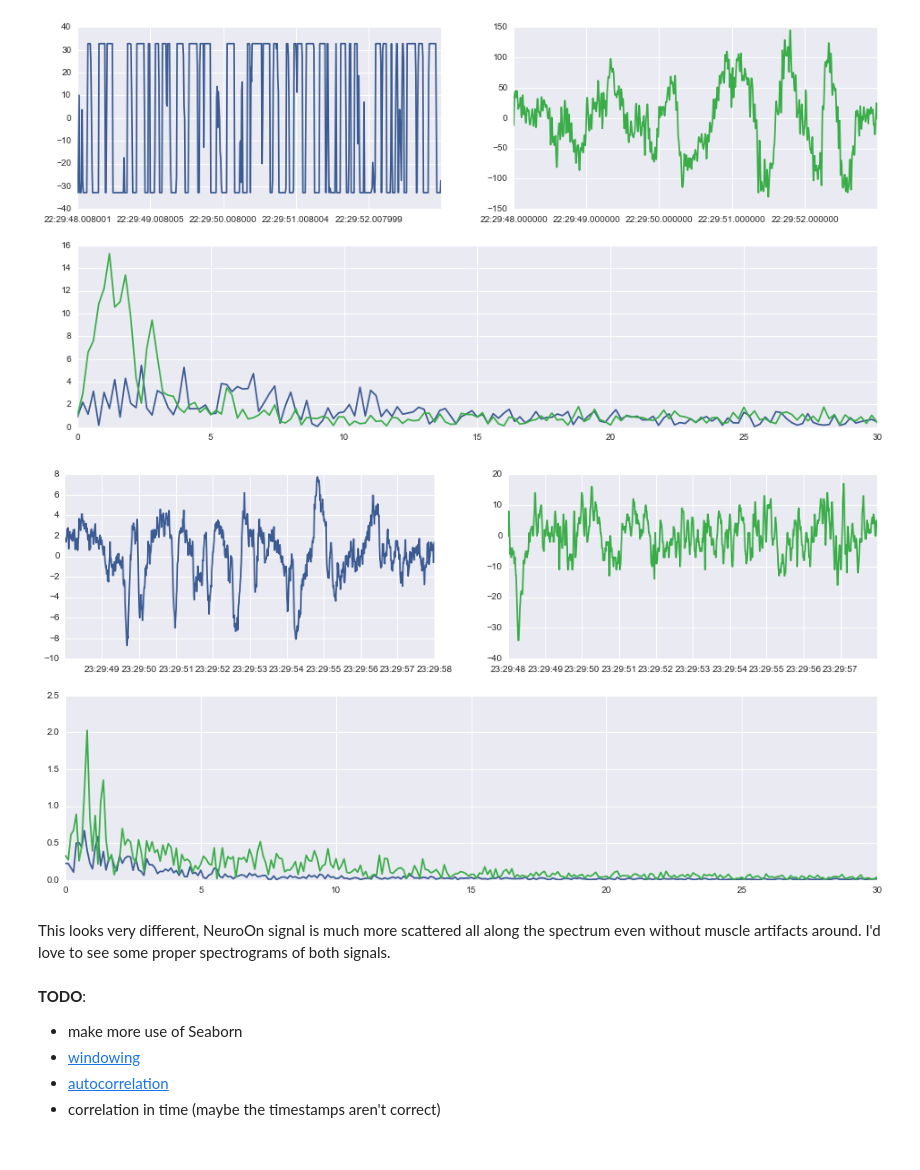
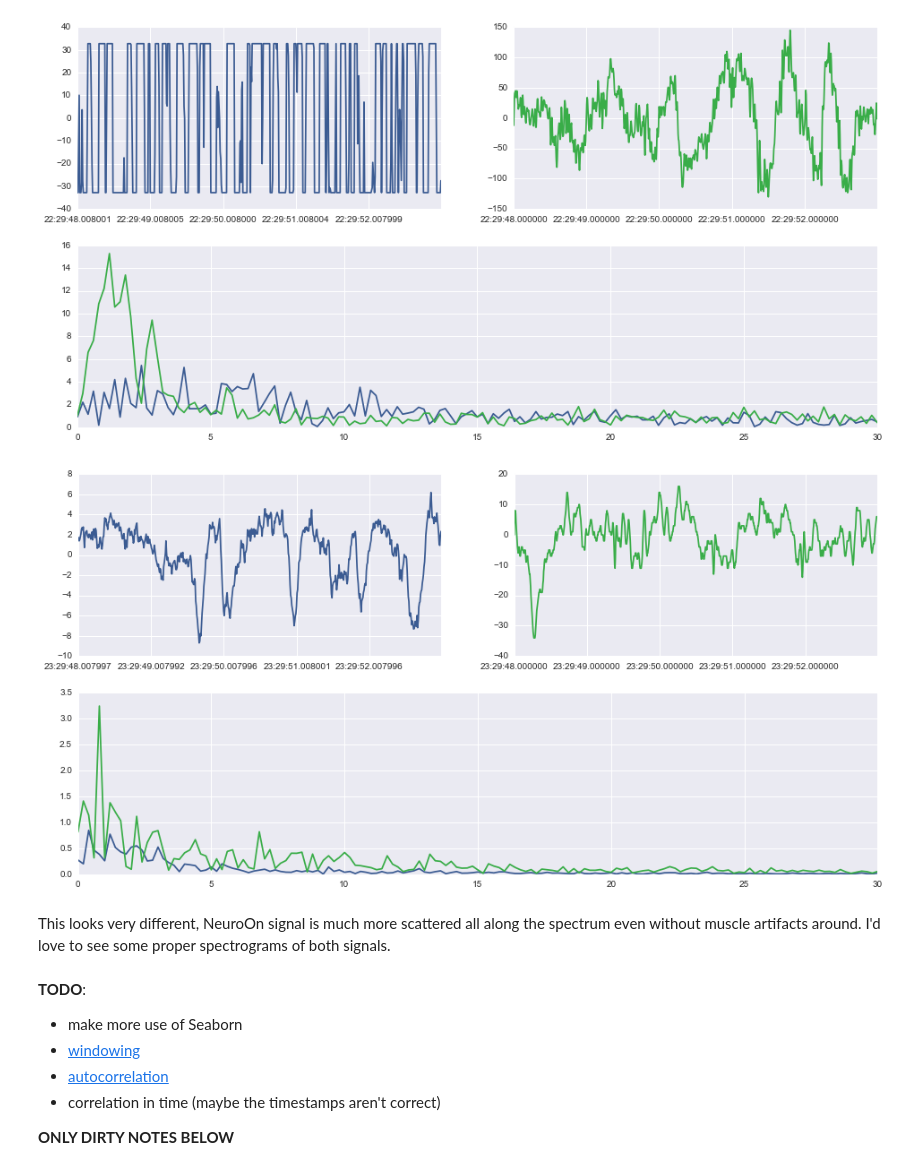
Before and after one commit to pawelngei/neuroon-notebook, a Jupyter notebook: NeuroOn.ipynb, the cells around one changed output. Cells and saved outputs as stored; diff of their text form; code cells hidden in the pictures.

Commit message:
add some dirty notes on staging

```diff
--- a/NeuroOn.ipynb
+++ b/NeuroOn.ipynb
@@ -281,11 +281,11 @@ plot_spectrum_fragment(
 [figure]
 # %%
 plot_spectrum_fragment(
-    no_shifted_signal, psg_signal, seconds=10,
+    no_shifted_signal, psg_signal, seconds=5,
     shift=3600, cap_frequency=30
 )
 # %% [output]
-[figure, old version]
+[figure, new version]
 # %% [markdown]
 This looks very different, NeuroOn signal is much more scattered all along the spectrum even without muscle artifacts around. I'd love to see some proper spectrograms of both signals.
 # %% [markdown]
@@ -294,4 +294,7 @@ This looks very different, NeuroOn signal is much more scattered all along the s
  - [windowing](https://en.wikipedia.org/wiki/Window_function)
  - [autocorrelation](https://en.wikipedia.org/wiki/Autocorrelation)
  - correlation in time (maybe the timestamps aren't correct)
+
+
+**ONLY DIRTY NOTES BELOW**
 # %%
```
Also changed, not shown: parts of 7 cells of this notebook.
